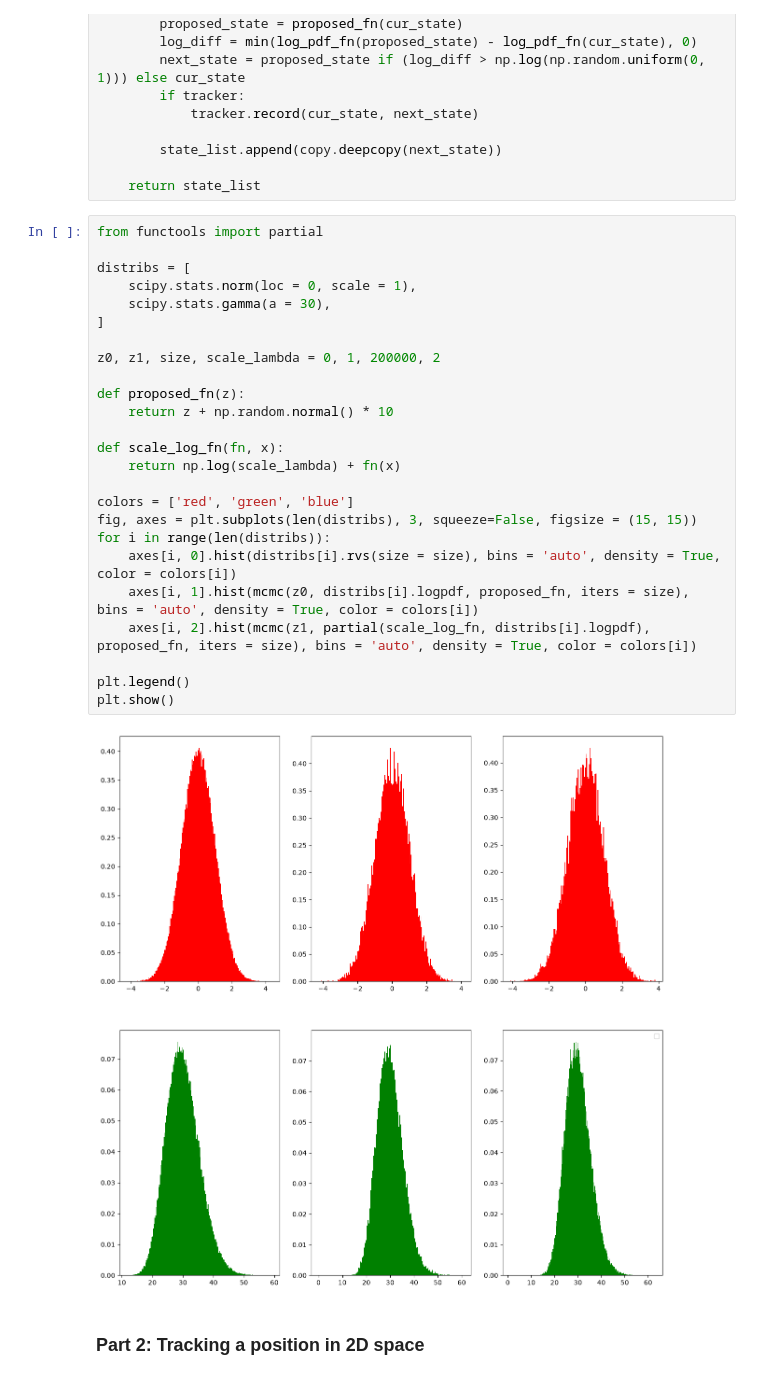
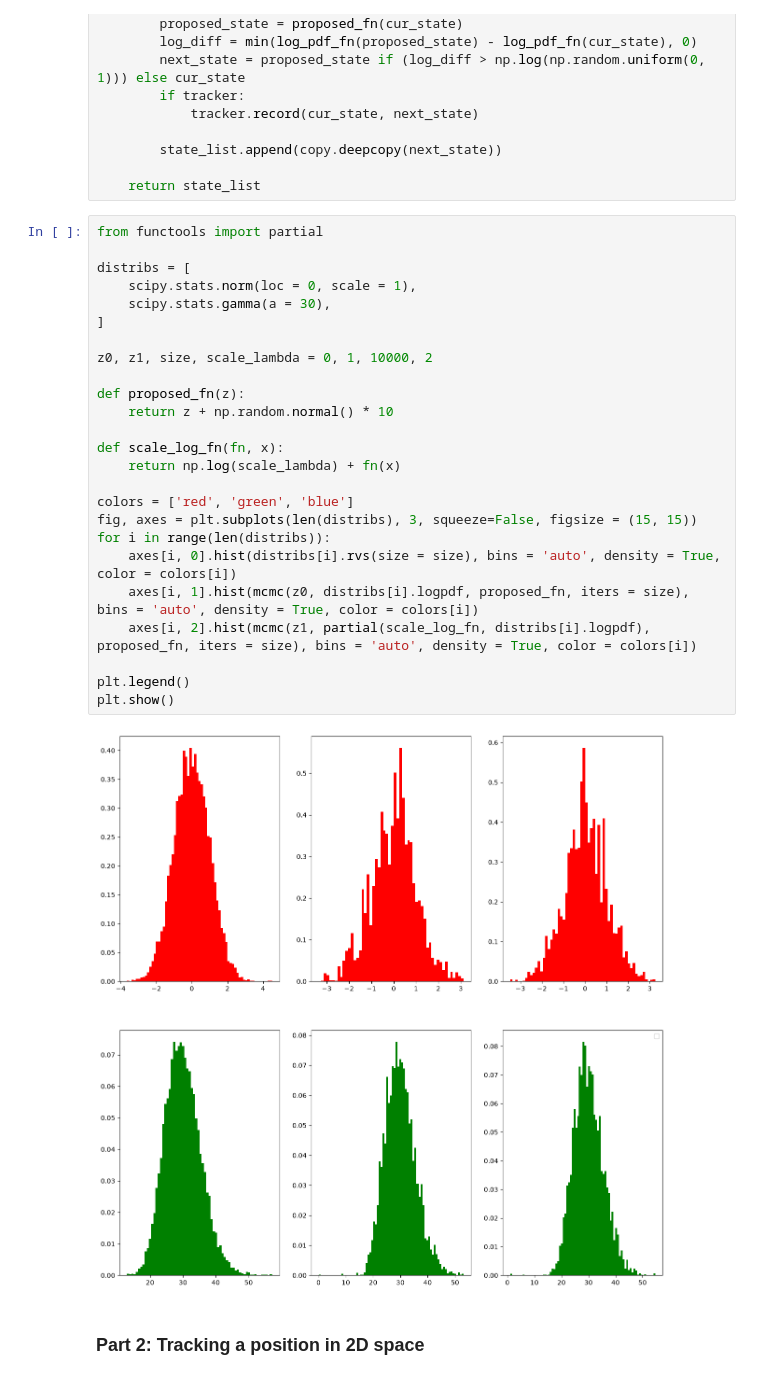
Before and after one commit to saobangmath/MiniProject-PhD-, a Jupyter notebook: MCMC/MCMC.ipynb, the cells around one changed output. Drawn from its saved outputs; the diff is of its cells as text.

```diff
--- a/MCMC/MCMC.ipynb
+++ b/MCMC/MCMC.ipynb
@@ -49,30 +49,30 @@ def mcmc(initial_state, log_pdf_fn, proposed_fn, iters = 10000, tracker = None):
 # %%
 from functools import partial
 
 distribs = [
     scipy.stats.norm(loc = 0, scale = 1),
     scipy.stats.gamma(a = 30),
 ]
 
-z0, z1, size, scale_lambda = 0, 1, 200000, 2
+z0, z1, size, scale_lambda = 0, 1, 10000, 2
 
 def proposed_fn(z):
     return z + np.random.normal() * 10
 
 def scale_log_fn(fn, x):
     return np.log(scale_lambda) + fn(x)
 
 colors = ['red', 'green', 'blue']
 fig, axes = plt.subplots(len(distribs), 3, squeeze=False, figsize = (15, 15))
 for i in range(len(distribs)):
     axes[i, 0].hist(distribs[i].rvs(size = size), bins = 'auto', density = True, color = colors[i])
     axes[i, 1].hist(mcmc(z0, distribs[i].logpdf, proposed_fn, iters = size), bins = 'auto', density = True, color = colors[i])
     axes[i, 2].hist(mcmc(z1, partial(scale_log_fn, distribs[i].logpdf), proposed_fn, iters = size), bins = 'auto', density = True, color = colors[i])
 
 plt.legend()
 plt.show()
 # %% [output]
-[figure, old version]
+[figure, new version]
 # %% [markdown]
 ### Part 2: Tracking a position in 2D space
 # %% [markdown]
```
Also changed, not shown: parts of 17 cells of this notebook.
